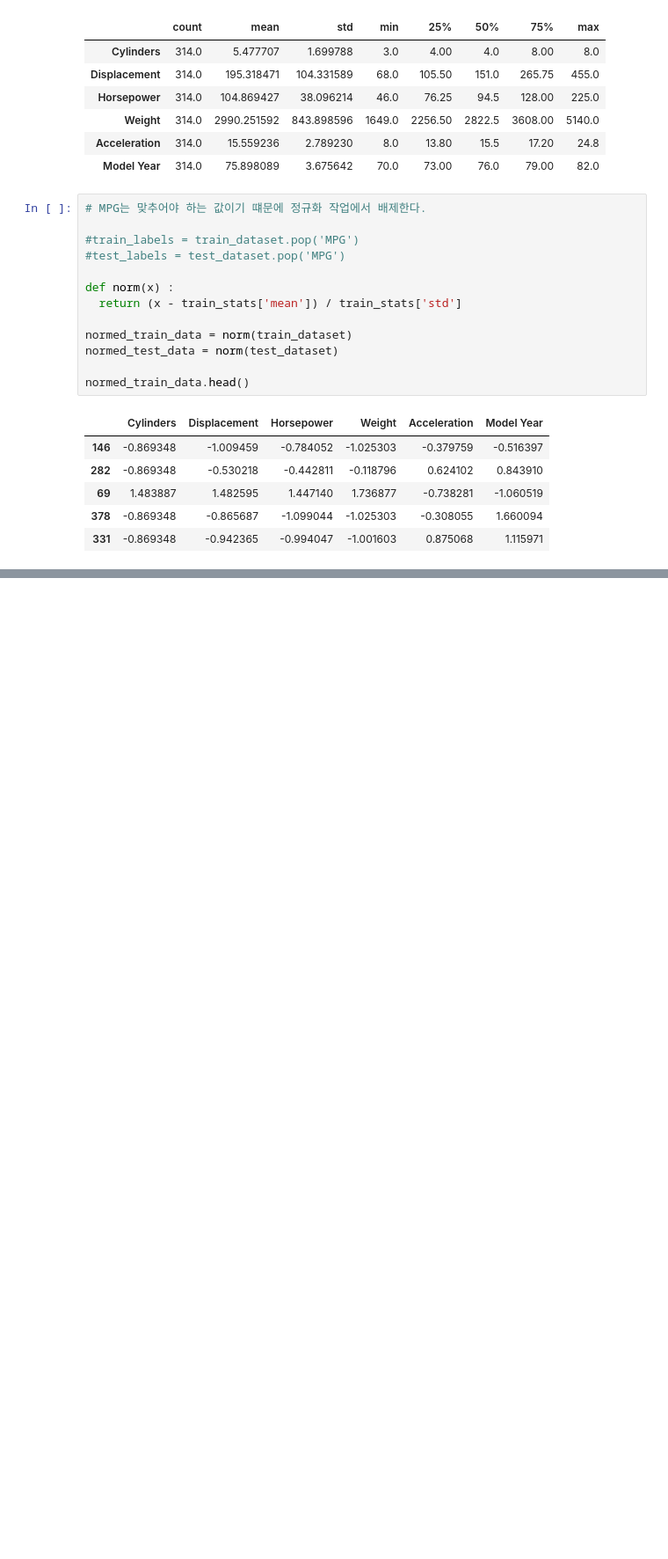
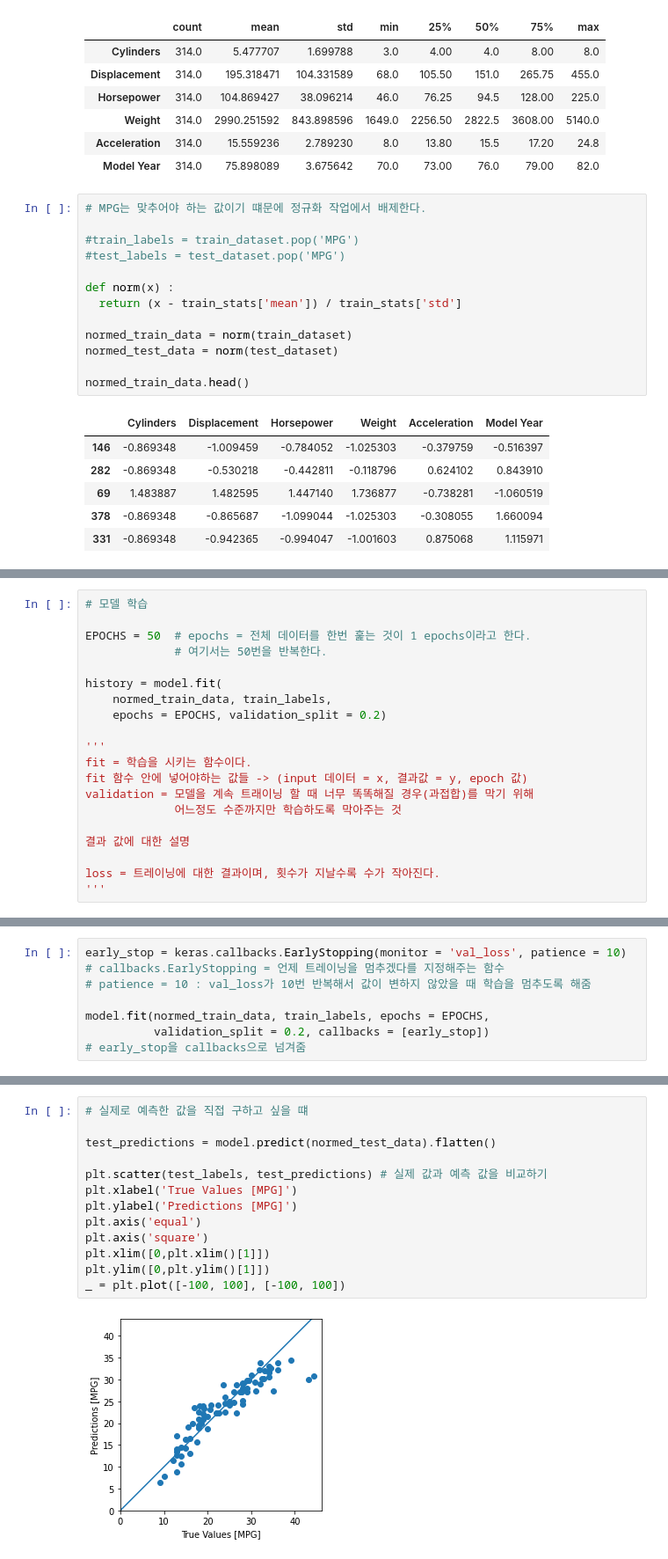
Before and after one commit to Jung-ha1/machine-learning, a Jupyter notebook: 머신러닝.ipynb, the cells around one changed output, grey strips where cells are left out. Shown: that part at 88% size. Cells and saved outputs as stored; diff of their text form; blank space fills up the shorter version.

```diff
--- a/머신러닝.ipynb
+++ b/머신러닝.ipynb
@@ -131,0 +202,20 @@ normed_train_data.head()
+# %%
+# 모델 학습
+
+EPOCHS = 50  # epochs = 전체 데이터를 한번 훑는 것이 1 epochs이라고 한다.
+             # 여기서는 50번을 반복한다.
+
+history = model.fit(
+    normed_train_data, train_labels,
+    epochs = EPOCHS, validation_split = 0.2)
+
+'''
+fit = 학습을 시키는 함수이다.
+fit 함수 안에 넣어야하는 값들 -> (input 데이터 = x, 결과값 = y, epoch 값)
+validation = 모델을 계속 트래이닝 할 때 너무 똑똑해질 경우(과접합)를 막기 위해
+             어느정도 수준까지만 학습하도록 막아주는 것
+
+결과 값에 대한 설명
+
+loss = 트레이닝에 대한 결과이며, 횟수가 지날수록 수가 작아진다.
+'''
@@ -131,0 +244,8 @@ normed_train_data.head()
+# %%
+early_stop = keras.callbacks.EarlyStopping(monitor = 'val_loss', patience = 10)
+# callbacks.EarlyStopping = 언제 트레이닝을 멈추겠다를 지정해주는 함수
+# patience = 10 : val_loss가 10번 반복해서 값이 변하지 않았을 때 학습을 멈추도록 해줌
+
+model.fit(normed_train_data, train_labels, epochs = EPOCHS,
+          validation_split = 0.2, callbacks = [early_stop])
+# early_stop을 callbacks으로 넘겨줌
@@ -131,0 +282,15 @@ normed_train_data.head()
+# %%
+# 실제로 예측한 값을 직접 구하고 싶을 떄
+
+test_predictions = model.predict(normed_test_data).flatten()
+
+plt.scatter(test_labels, test_predictions) # 실제 값과 예측 값을 비교하기
+plt.xlabel('True Values [MPG]')
+plt.ylabel('Predictions [MPG]')
+plt.axis('equal')
+plt.axis('square')
+plt.xlim([0,plt.xlim()[1]])
+plt.ylim([0,plt.ylim()[1]])
+_ = plt.plot([-100, 100], [-100, 100])
+# %% [output]
+[figure, added]
```
Also changed, not shown: parts of 8 cells of this notebook.
